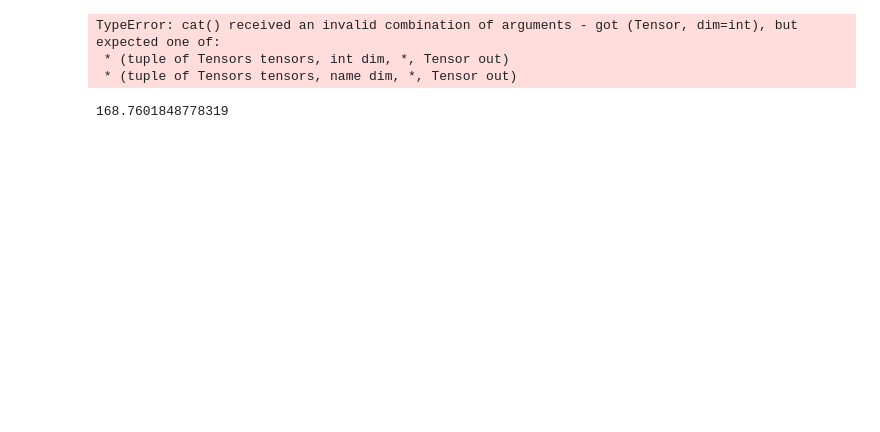
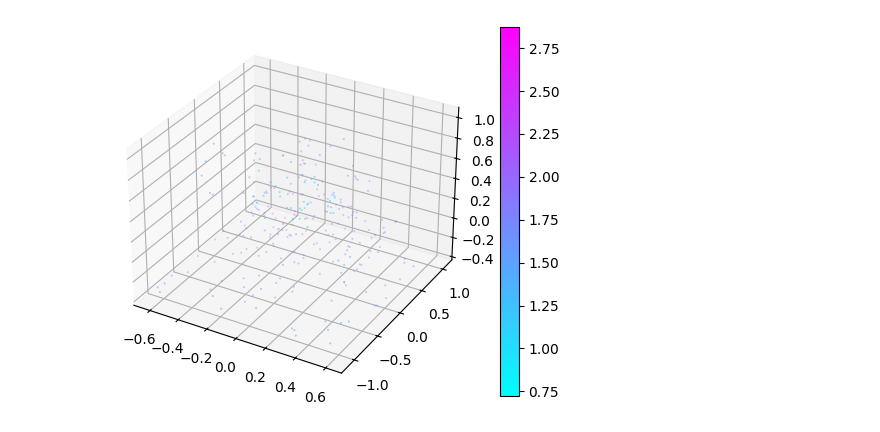
Before and after one commit to PaulErpen/shady-nerf, a Jupyter notebook: brainstorming/point-based-nelf.ipynb, the cells around one changed output. Saved outputs shown, nothing was run; the diff lists cells and outputs as text; code cells hidden in the pictures; blank space fills up the shorter version.

```diff
--- a/brainstorming/point-based-nelf.ipynb
+++ b/brainstorming/point-based-nelf.ipynb
@@ -199,11 +33,0 @@ rgba
-# %%
-# reshape tensor to image
-rgba = torch.cat(rgba, dim=0)
-# %% [output]
-TypeError: cat() received an invalid combination of arguments - got (Tensor, dim=int), but expected one of:
- * (tuple of Tensors tensors, int dim, *, Tensor out)
- * (tuple of Tensors tensors, name dim, *, Tensor out)
-# %%
-28480 ** 0.5
-# %% [output]
-168.7601848778319
@@ -225,0 +34,15 @@ with torch.no_grad():
+# %%
+# save points to disk in pickle
+import pickle
+
+with open("../data/lego-points/lego_512.pkl", "wb") as f:
+    pickle.dump(selected_points_512, f)
+# %%
+selected_points_256 = stratified_sampling(points, 256)
+
+viz_points(selected_points_256)
+
+with open("../data/lego-points/lego_256.pkl", "wb") as f:
+    pickle.dump(selected_points_256, f)
+# %% [output]
+[figure, added]
```
Also changed, not shown: parts of 31 cells of this notebook, 6 other files.
